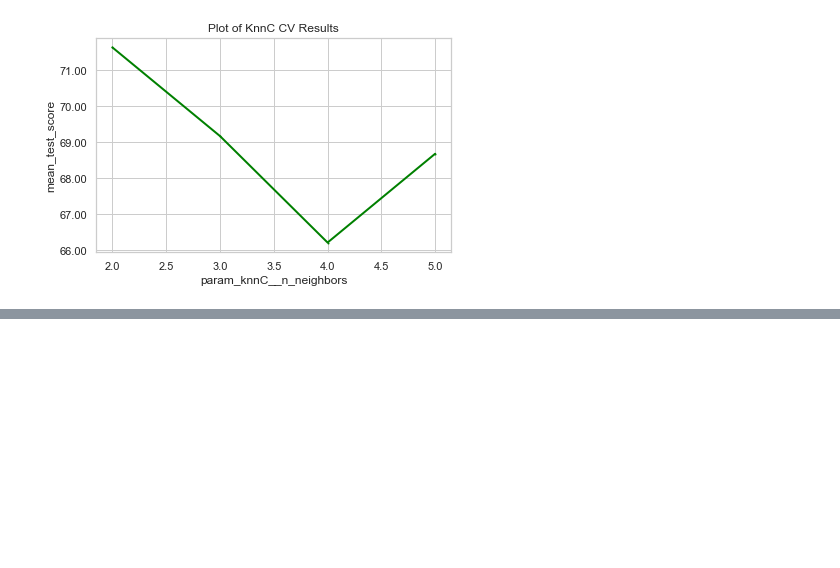
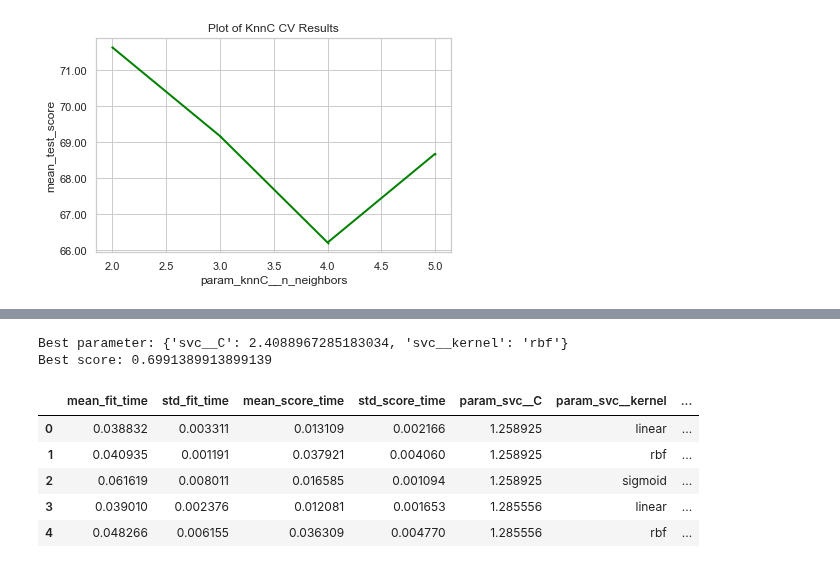
Before and after one commit to eldrigeampong/Data-Science, a Jupyter notebook: Scikit-learn/project1.ipynb, the cells around one changed output, grey strips where cells are left out. Cells and saved outputs as stored; diff of their text form; code cells hidden in the pictures; blank space fills up the shorter version.

```diff
--- a/Scikit-learn/project1.ipynb
+++ b/Scikit-learn/project1.ipynb
@@ -369,0 +409,15 @@ plot_cvresults(
+# %%
+display_scores(SVC_gscv)
+# %% [output]
+Best parameter: {'svc__C': 2.4088967285183034, 'svc__kernel': 'rbf'}
+Best score: 0.6991389913899139
+# %%
+SVC_gscv_df = pd.DataFrame(SVC_gscv.cv_results_)
+SVC_gscv_df.head()
+# %% [output]
+|  | mean_fit_time | std_fit_time | mean_score_time | std_score_time | param_svc__C | param_svc__kernel | ... |
+| 0 | 0.038832 | 0.003311 | 0.013109 | 0.002166 | 1.258925 | linear | ... |
+| 1 | 0.040935 | 0.001191 | 0.037921 | 0.004060 | 1.258925 | rbf | ... |
+| 2 | 0.061619 | 0.008011 | 0.016585 | 0.001094 | 1.258925 | sigmoid | ... |
+| 3 | 0.039010 | 0.002376 | 0.012081 | 0.001653 | 1.285556 | linear | ... |
+| 4 | 0.048266 | 0.006155 | 0.036309 | 0.004770 | 1.285556 | rbf | ... |
```
Also changed, not shown: parts of 8 cells of this notebook.
